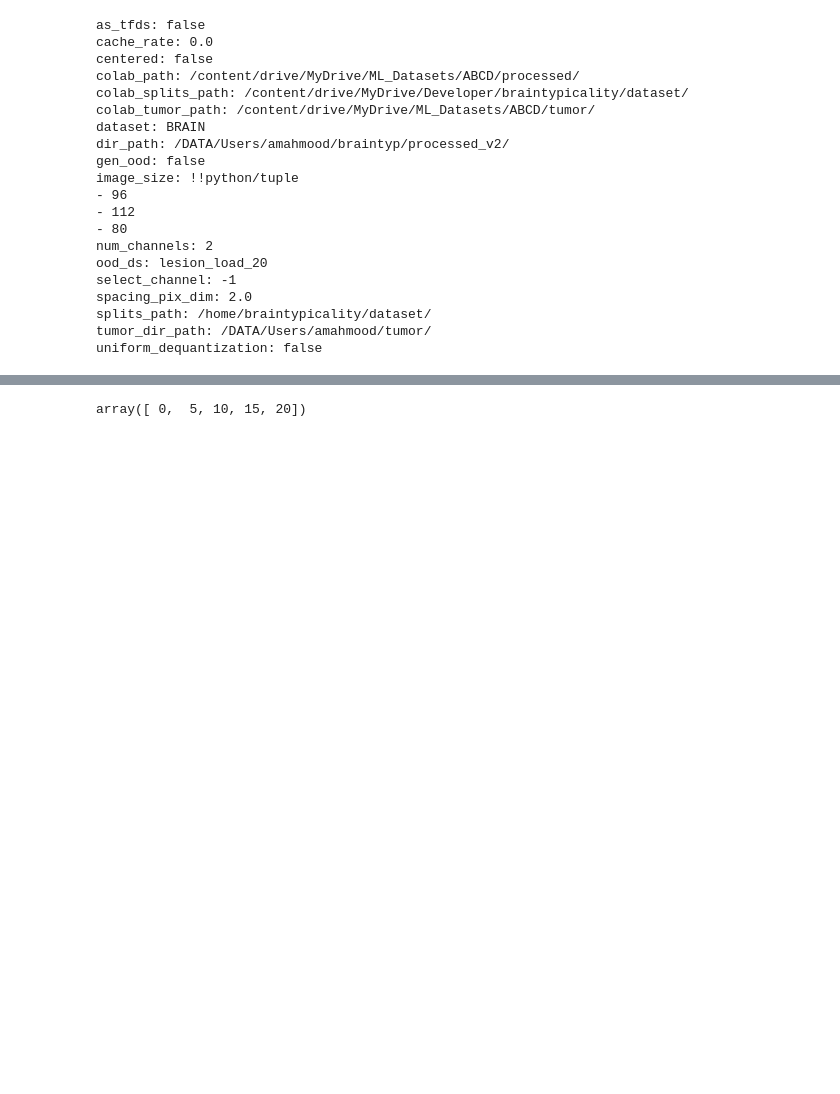
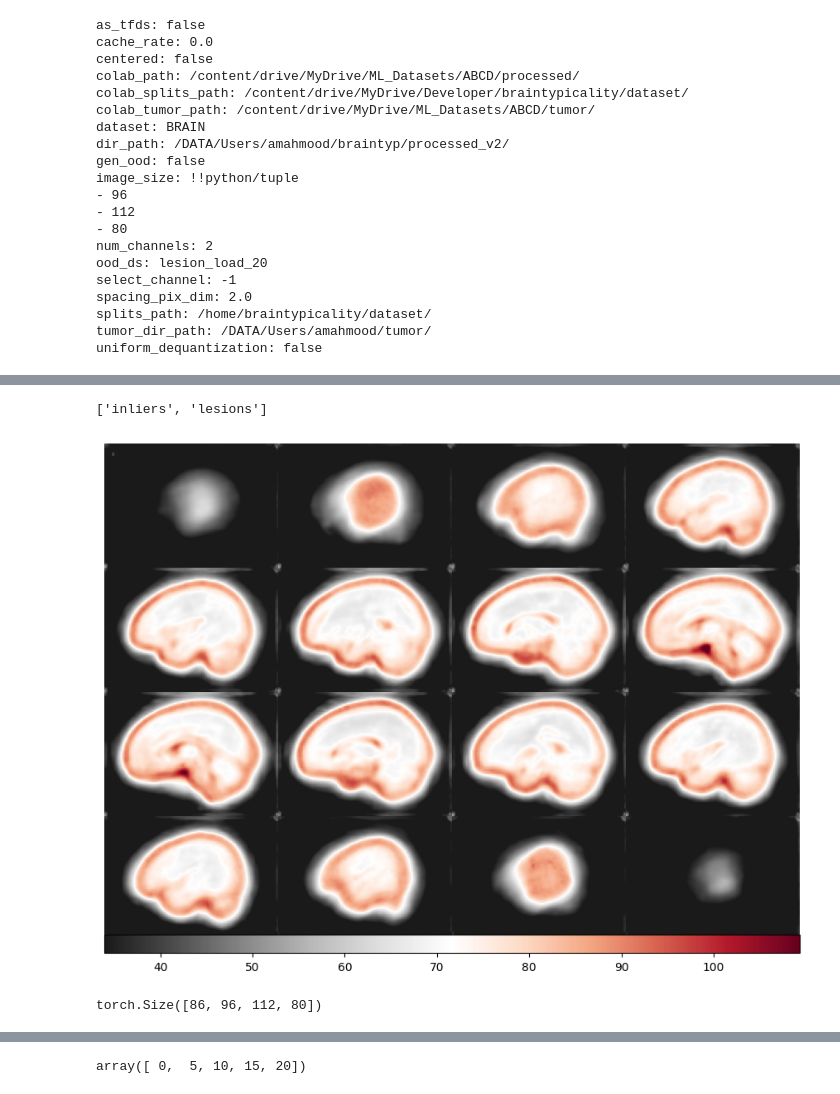
Before and after one commit to ahsanMah/braintypicality, a Jupyter notebook: notebooks/flow_eval.ipynb, the cells around one changed output, grey strips where cells are left out. Saved outputs shown, nothing was run; the diff lists cells and outputs as text; code cells hidden in the pictures; blank space fills up the shorter version.

```diff
--- a/notebooks/flow_eval.ipynb
+++ b/notebooks/flow_eval.ipynb
@@ -891,0 +134,22 @@ def plot_normalized_slices(
+# %%
+data = np.load(f"{flow_path}/anomaly_scores.npz", allow_pickle=True)
+x_inlier_scores = data["inliers"]
+x_ood_scores = data['lesions']
+print(data.files)
+# %% [output]
+['inliers', 'lesions']
+# %%
+x_img = ants.from_numpy(x_inlier_scores.mean(0))
+
+ants.plot(x_img + 100, overlay=None, nslices=16, cmap="RdGy_r",
+          cbar=True, cbar_vertical=False, scale=(0.5, 0.9999),
+#           black_bg=False, bg_thresh_quant=0.0001,  bg_val_quant=0.0001
+)
+# %% [output]
+[figure, added]
+# %%
+mean_brain_mask = (x_inlier == -1.0).sum(dim=(0,1)).unsqueeze(0).bool()
+mean_brain_mask = mean_brain_mask.repeat(x_inlier.shape[0],1,1,1)
+mean_brain_mask.shape
+# %% [output]
+torch.Size([86, 96, 112, 80])
```
Also changed, not shown: parts of 87 cells of this notebook.
